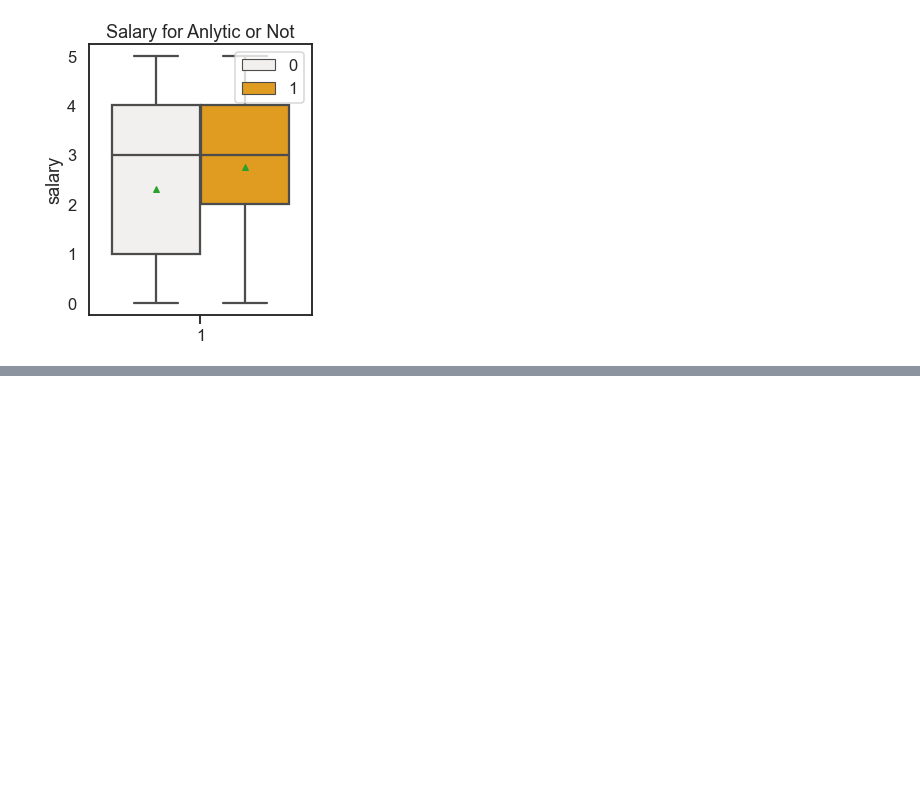
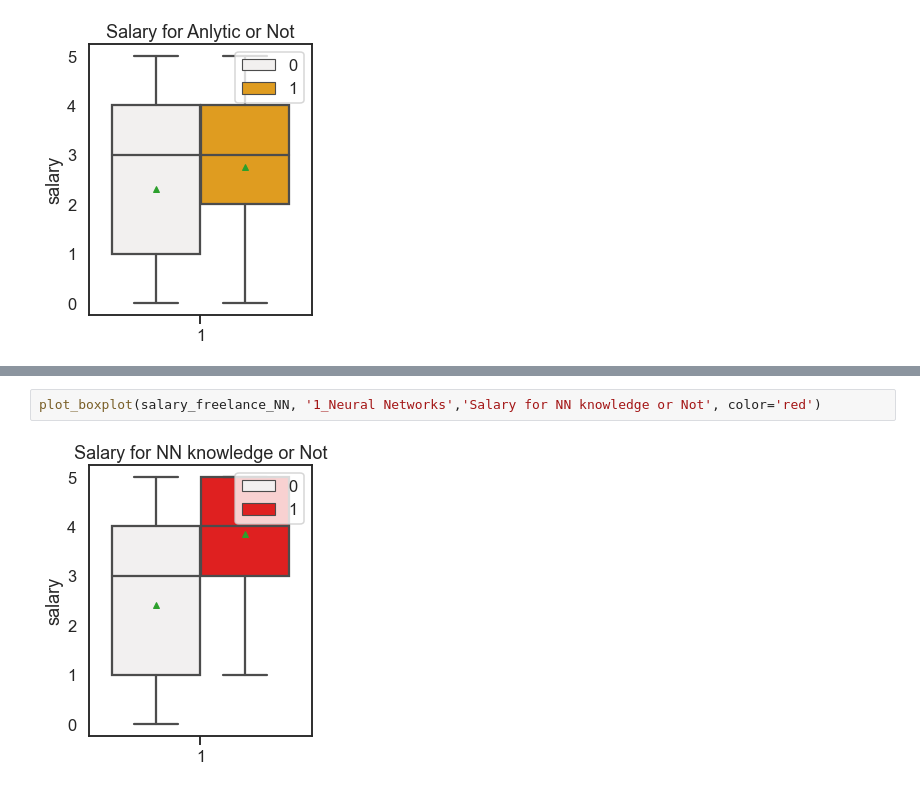
Before and after one commit to Alexandr1010/Data_science_Salary, a Jupyter notebook: Data_scientist_salary.ipynb, the cells around one changed output, grey strips where cells are left out. Saved outputs shown, nothing was run; the diff lists cells and outputs as text; blank space fills up the shorter version.

```diff
--- a/Data_scientist_salary.ipynb
+++ b/Data_scientist_salary.ipynb
@@ -328,0 +335,4 @@ ax.set(title='Salary for Anlytic or Not')
+# %%
+plot_boxplot(salary_freelance_NN, '1_Neural Networks','Salary for NN knowledge or Not', color='red')
+# %% [output]
+[figure, added]
```
Also changed, not shown: parts of 13 cells of this notebook, 1 other file.
